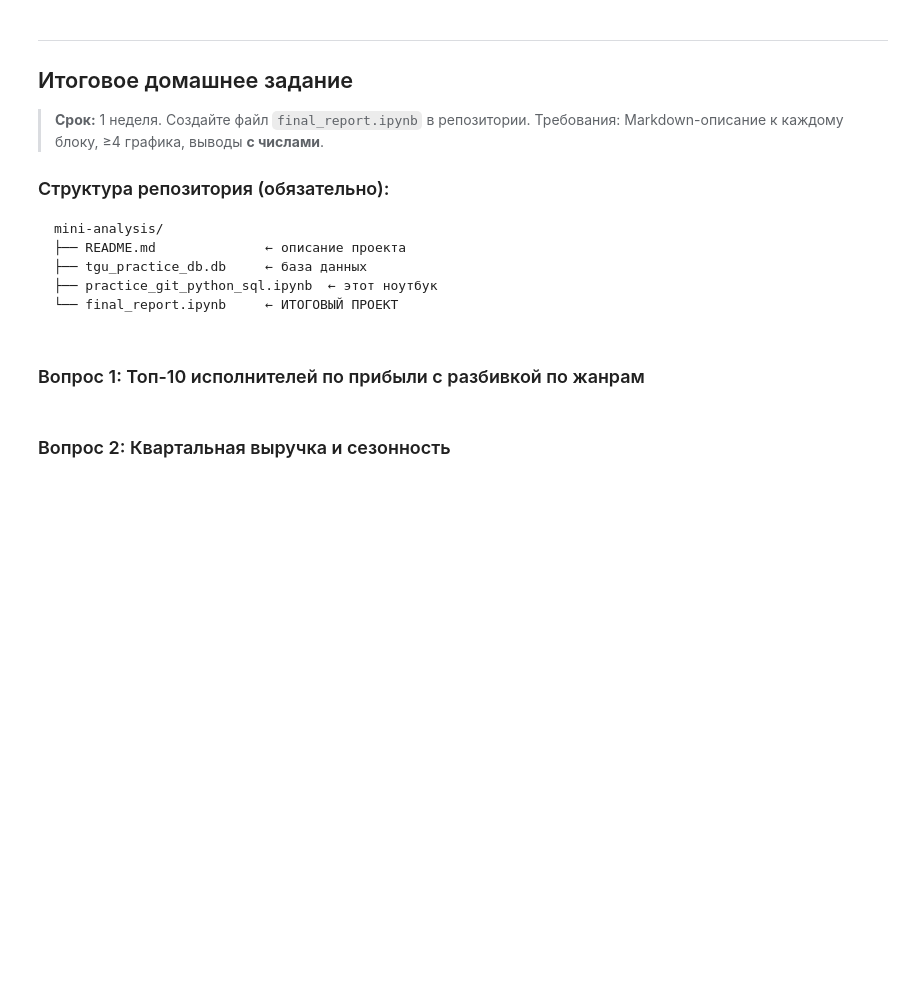
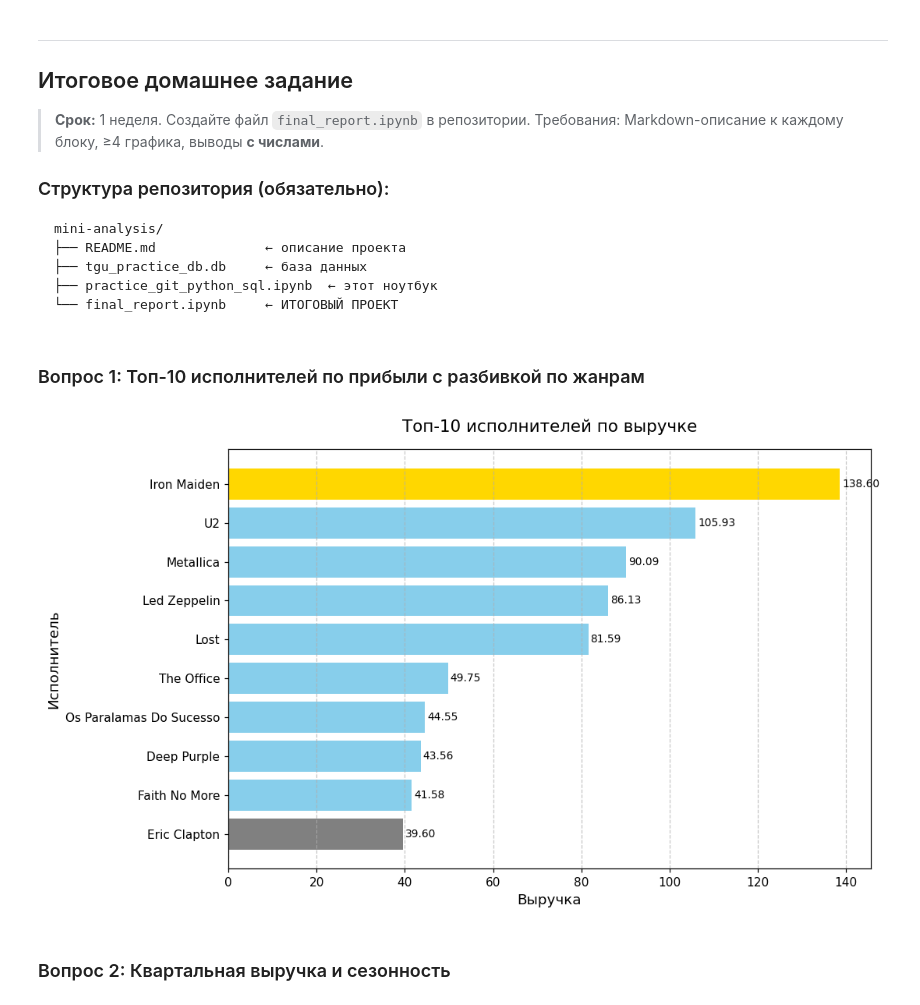
Before and after one commit to Duhast163rus/Ai, a Jupyter notebook: practice_git_python_sql.ipynb, the cells around one changed output. Saved outputs shown, nothing was run; the diff lists cells and outputs as text; code cells hidden in the pictures; blank space fills up the shorter version.

```diff
--- a/practice_git_python_sql.ipynb
+++ b/practice_git_python_sql.ipynb
@@ -1416,19 +1416,53 @@ mini-analysis/
 # %%
 # ИТОГ Q1: Топ-10 исполнителей по выручке
 # Таблицы: Artist → Album → Track → InvoiceLine
 # Бонус: добавьте жанр (Genre) к каждому исполнителю (MOST POPULAR genre)
 # Визуализация: горизонтальный bar chart
 
 # TODO: SQL
-
+df_ArtistMoney=sql("""
+SELECT ar.Name                                    AS Исполнитель,
+       COUNT(t.TrackId)                           AS Треков,
+       ROUND(SUM(il.UnitPrice * il.Quantity), 2)  AS Выручка
+FROM Album       al
+JOIN Artist      ar ON al.ArtistId = ar.ArtistId
+JOIN Track       t  ON al.AlbumId  = t.AlbumId
+LEFT JOIN InvoiceLine il ON t.TrackId = il.TrackId
+GROUP BY ar.ArtistId, ar.Name
+HAVING SUM(il.UnitPrice * il.Quantity) > 0
+ORDER BY Выручка DESC
+LIMIT 10
+""")
 
 
 # TODO: matplotlib
+df_ArtistMoney = df_ArtistMoney.sort_values('Выручка', ascending=True)
+colors = ['skyblue'] * len(df_ArtistMoney)
+colors[0] = 'Grey'
+colors[-1] = 'gold'
 
+# Построение горизонтального bar chart
+plt.figure(figsize=(10, 6))
+plt.barh(df_ArtistMoney['Исполнитель'], df_ArtistMoney['Выручка'], color=colors)
+
+# Добавляем значения выручки на концах столбцов
+for index, value in enumerate(df_ArtistMoney['Выручка']):
+    plt.text(value + 0.5, index, f'{value:,.2f}', va='center', fontsize=9)
+
+# Настройки графика
+plt.xlabel('Выручка', fontsize=12)
+plt.ylabel('Исполнитель', fontsize=12)
+plt.title('Топ‑10 исполнителей по выручке', fontsize=14, pad=15)
+plt.grid(axis='x', linestyle='--', alpha=0.7)
+plt.tight_layout()
+plt.show()
 
 
 # TODO: Markdown-вывод — напишите ниже ячейку Markdown:
-# «Лидер по выручке — ??? с суммой $??? ...»
+# «Лидер по выручке — Iron Maiden с суммой 138.6$»
+# Бонус делать не стал, голова заболела при постройке временных графиков.
+# %% [output]
+[figure, added]
 # %% [markdown]
 ### Вопрос 2: Квартальная выручка и сезонность
 # %%
```
Also changed, not shown: parts of 2 cells of this notebook.
